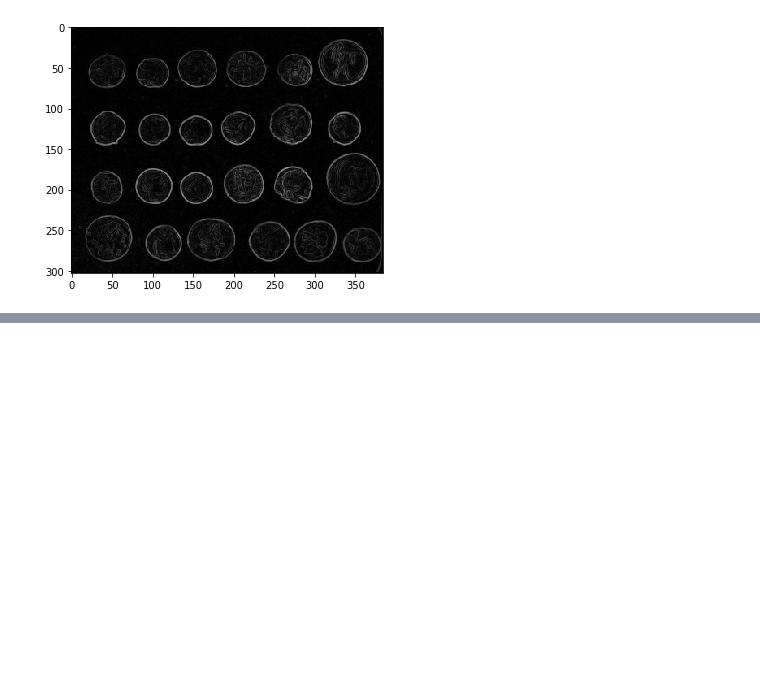
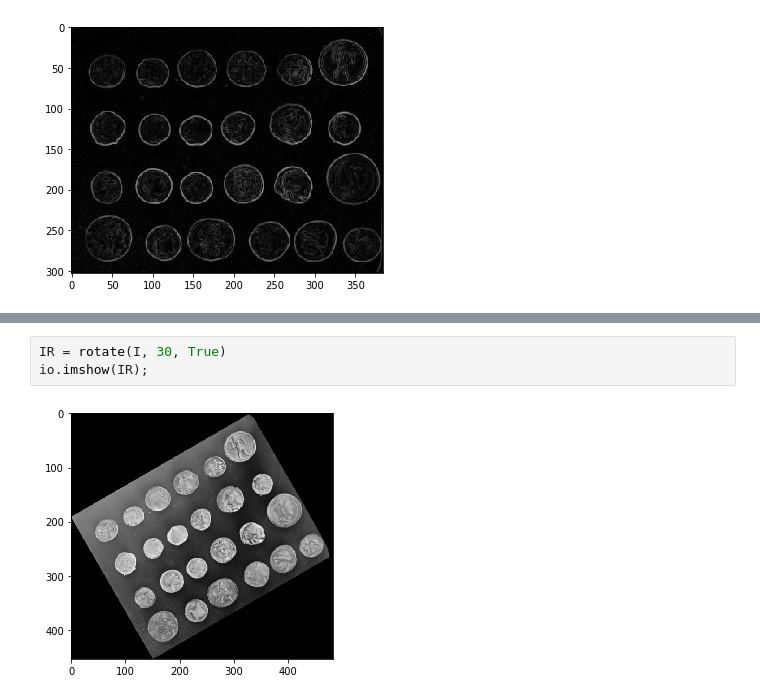
Before and after one commit to Ugur0855/GoogleCollab, a Jupyter notebook: Python_ile_görüntü_işleme.ipynb, the cells around one changed output, grey strips where cells are left out. Drawn from its saved outputs; the diff is of its cells as text; blank space fills up the shorter version.

```diff
--- a/Python_ile_görüntü_işleme.ipynb
+++ b/Python_ile_görüntü_işleme.ipynb
@@ -15,0 +25,5 @@ io.imshow(kenarlar);
+# %%
+IR = rotate(I, 30, True)
+io.imshow(IR);
+# %% [output]
+[figure, added]
```
Also changed, not shown: parts of 6 cells of this notebook.
